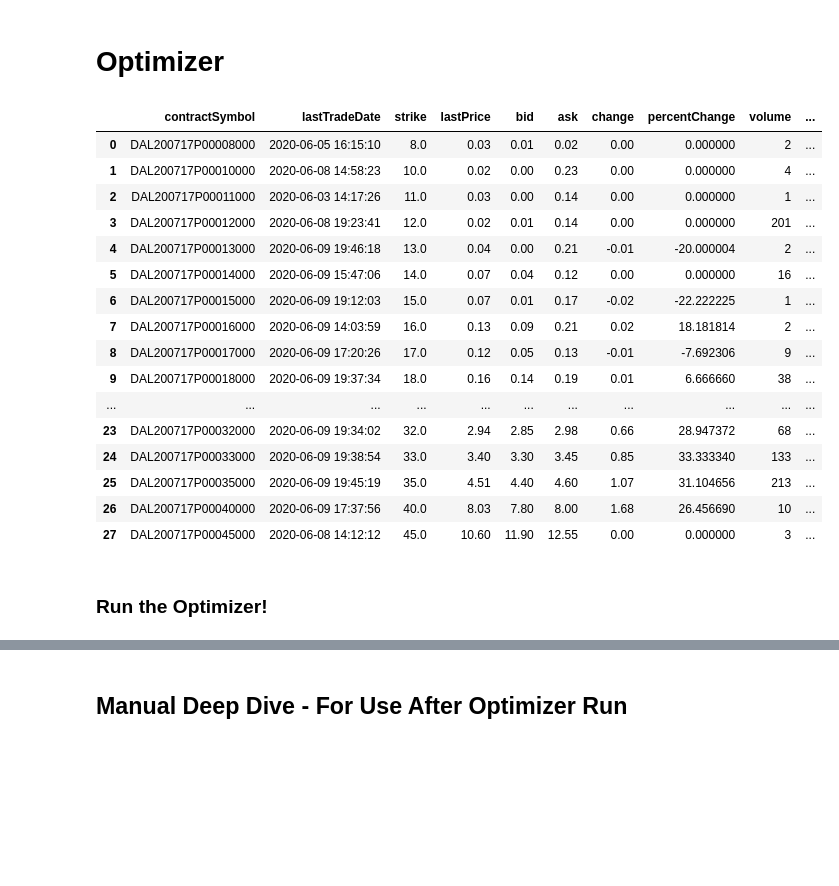
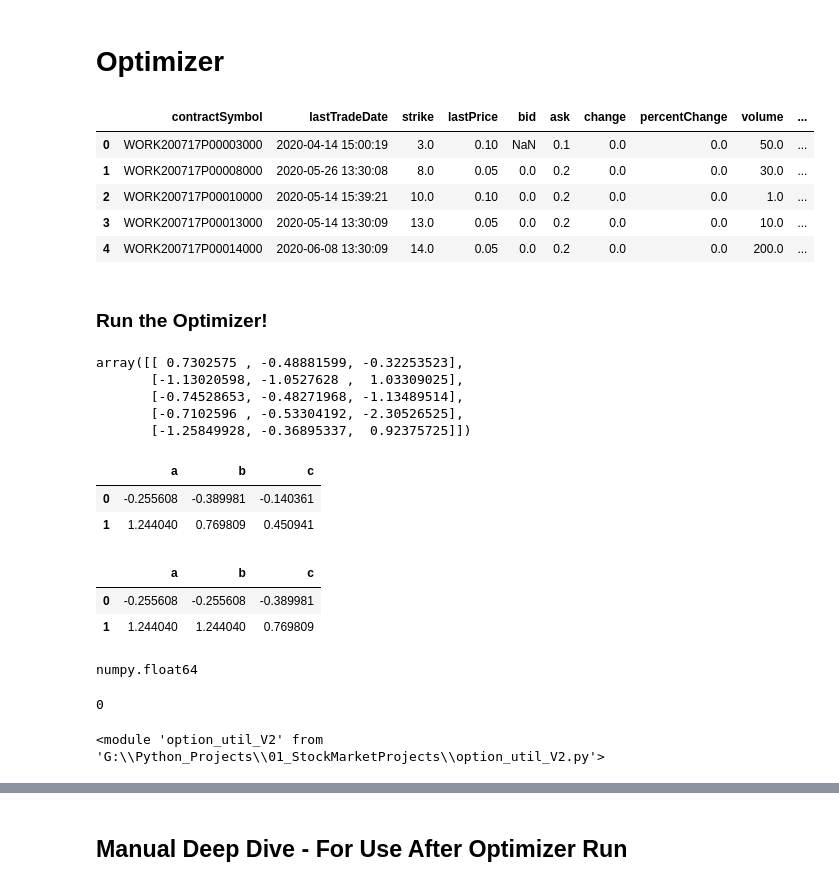
Before and after one commit to campbefs/options_optimizer, a Jupyter notebook: Option Excel model V9.ipynb, the cells around one changed output, grey strips where cells are left out. Saved outputs shown, nothing was run; the diff lists cells and outputs as text; code cells hidden in the pictures; blank space fills up the shorter version.

```diff
--- a/Option Excel model V9.ipynb
+++ b/Option Excel model V9.ipynb
@@ -229,28 +230,17 @@ stock_dict_final = ou.get_stock_data(stock_list)    # only run this once per day
 # %%
 # Data Check
 
 #stock_dict_final['AMD']['ticker']
 #stock_dict_final['CZR']['options']
 #stock_dict_final['AMD']['hist_data'].head()
-stock_dict_final['DAL']['option_chain']['2020-07-16']['puts']
+stock_dict_final['WORK']['option_chain']['2020-07-16']['puts'].head()
 # %% [output]
 |  | contractSymbol | lastTradeDate | strike | lastPrice | bid | ask | change | percentChange | volume | ... |
-| 0 | DAL200717P00008000 | 2020-06-05 16:15:10 | 8.0 | 0.03 | 0.01 | 0.02 | 0.00 | 0.000000 | 2 | ... |
-| 1 | DAL200717P00010000 | 2020-06-08 14:58:23 | 10.0 | 0.02 | 0.00 | 0.23 | 0.00 | 0.000000 | 4 | ... |
-| 2 | DAL200717P00011000 | 2020-06-03 14:17:26 | 11.0 | 0.03 | 0.00 | 0.14 | 0.00 | 0.000000 | 1 | ... |
-| 3 | DAL200717P00012000 | 2020-06-08 19:23:41 | 12.0 | 0.02 | 0.01 | 0.14 | 0.00 | 0.000000 | 201 | ... |
-| 4 | DAL200717P00013000 | 2020-06-09 19:46:18 | 13.0 | 0.04 | 0.00 | 0.21 | -0.01 | -20.000004 | 2 | ... |
-| 5 | DAL200717P00014000 | 2020-06-09 15:47:06 | 14.0 | 0.07 | 0.04 | 0.12 | 0.00 | 0.000000 | 16 | ... |
-| 6 | DAL200717P00015000 | 2020-06-09 19:12:03 | 15.0 | 0.07 | 0.01 | 0.17 | -0.02 | -22.222225 | 1 | ... |
-| 7 | DAL200717P00016000 | 2020-06-09 14:03:59 | 16.0 | 0.13 | 0.09 | 0.21 | 0.02 | 18.181814 | 2 | ... |
-| 8 | DAL200717P00017000 | 2020-06-09 17:20:26 | 17.0 | 0.12 | 0.05 | 0.13 | -0.01 | -7.692306 | 9 | ... |
-| 9 | DAL200717P00018000 | 2020-06-09 19:37:34 | 18.0 | 0.16 | 0.14 | 0.19 | 0.01 | 6.666660 | 38 | ... |
-| ... | ... | ... | ... | ... | ... | ... | ... | ... | ... | ... |
-| 23 | DAL200717P00032000 | 2020-06-09 19:34:02 | 32.0 | 2.94 | 2.85 | 2.98 | 0.66 | 28.947372 | 68 | ... |
-| 24 | DAL200717P00033000 | 2020-06-09 19:38:54 | 33.0 | 3.40 | 3.30 | 3.45 | 0.85 | 33.333340 | 133 | ... |
-| 25 | DAL200717P00035000 | 2020-06-09 19:45:19 | 35.0 | 4.51 | 4.40 | 4.60 | 1.07 | 31.104656 | 213 | ... |
-| 26 | DAL200717P00040000 | 2020-06-09 17:37:56 | 40.0 | 8.03 | 7.80 | 8.00 | 1.68 | 26.456690 | 10 | ... |
-| 27 | DAL200717P00045000 | 2020-06-08 14:12:12 | 45.0 | 10.60 | 11.90 | 12.55 | 0.00 | 0.000000 | 3 | ... |
+| 0 | WORK200717P00003000 | 2020-04-14 15:00:19 | 3.0 | 0.10 | NaN | 0.1 | 0.0 | 0.0 | 50.0 | ... |
+| 1 | WORK200717P00008000 | 2020-05-26 13:30:08 | 8.0 | 0.05 | 0.0 | 0.2 | 0.0 | 0.0 | 30.0 | ... |
+| 2 | WORK200717P00010000 | 2020-05-14 15:39:21 | 10.0 | 0.10 | 0.0 | 0.2 | 0.0 | 0.0 | 1.0 | ... |
+| 3 | WORK200717P00013000 | 2020-05-14 13:30:09 | 13.0 | 0.05 | 0.0 | 0.2 | 0.0 | 0.0 | 10.0 | ... |
+| 4 | WORK200717P00014000 | 2020-06-08 13:30:09 | 14.0 | 0.05 | 0.0 | 0.2 | 0.0 | 0.0 | 200.0 | ... |
 # %%
 # OPTIMIZER V2 - INPUTS FUNCTION
 
@@ -324,6 +314,43 @@ def multi_proc(inputs, current_time):
     return stock_output
 # %% [markdown]
 ### Run the Optimizer!
+# %%
+np.random.randn(5,3)
+# %% [output]
+array([[ 0.7302575 , -0.48881599, -0.32253523],
+       [-1.13020598, -1.0527628 ,  1.03309025],
+       [-0.74528653, -0.48271968, -1.13489514],
+       [-0.7102596 , -0.53304192, -2.30526525],
+       [-1.25849928, -0.36895337,  0.92375725]])
+# %%
+df = pd.DataFrame( np.random.randn(2,3), columns = ['a', 'b', 'c'] )
+
+df
+# %% [output]
+|  | a | b | c |
+| 0 | -0.255608 | -0.389981 | -0.140361 |
+| 1 | 1.244040 | 0.769809 | 0.450941 |
+# %%
+df[['b','c']] = df[['a','b']]
+
+df
+# %% [output]
+|  | a | b | c |
+| 0 | -0.255608 | -0.255608 | -0.389981 |
+| 1 | 1.244040 | 1.244040 | 0.769809 |
+# %%
+type(df['a'].iloc[0])
+# %% [output]
+numpy.float64
+# %%
+if type(df['a'].iloc[0]) == np.float64:
+    print(0)
+# %% [output]
+0
+# %%
+reload(ou)
+# %% [output]
+<module 'option_util_V2' from 'G:\\Python_Projects\\01_StockMarketProjects\\option_util_V2.py'>
 # %%
 # Inputs
 #['W','AMD','HAL', 'BAC', 'AMC', 'CZR', 'GE', 'TWTR', 'GME', 'SLB', \
```
Also changed, not shown: parts of 18 cells of this notebook, 1 other file.
